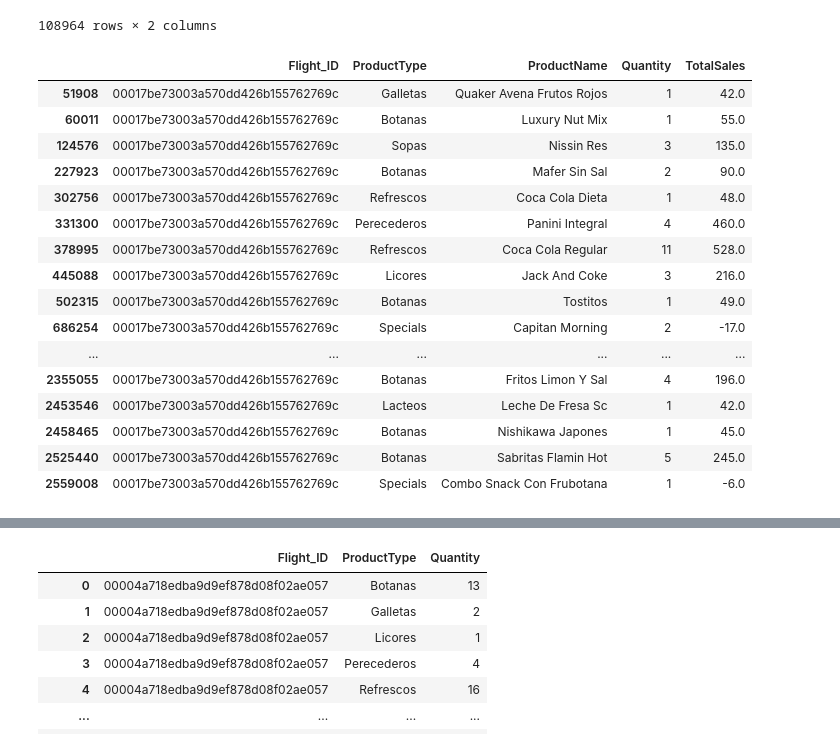
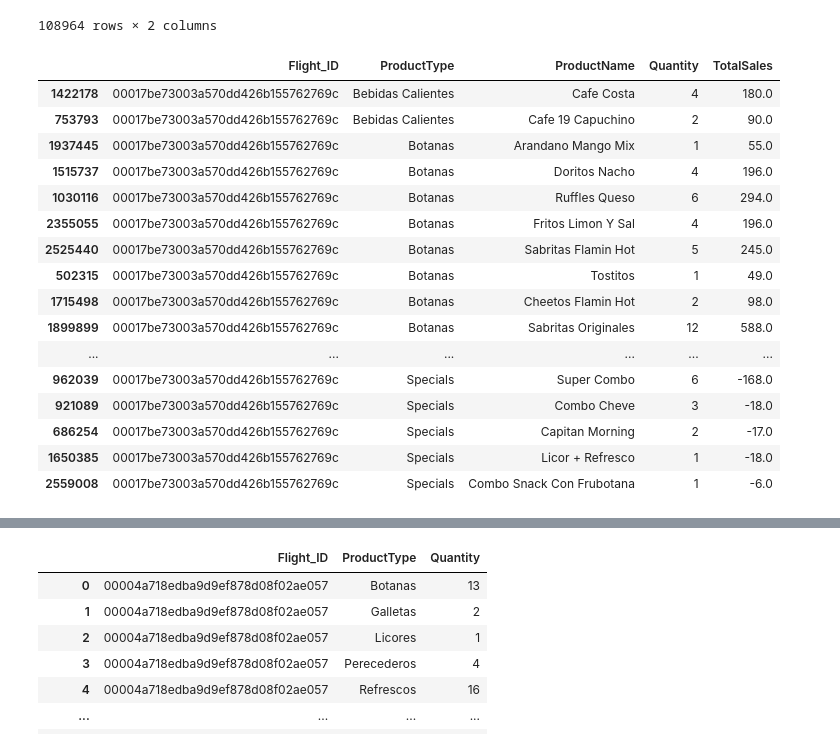
Before and after one commit to alvaronieto02/Datathon-Viva-Aerobus-Milonga, a Jupyter notebook: Missael/test_ventas.ipynb, the cells around one changed output, grey strips where cells are left out. Saved outputs shown, nothing was run; the diff lists cells and outputs as text; code cells hidden in the pictures.

```diff
--- a/Missael/test_ventas.ipynb
+++ b/Missael/test_ventas.ipynb
@@ -65,24 +65,24 @@ df_ventas[["Flight_ID","Quantity","TotalSales"]].groupby("Flight_ID").sum()
 | ffff881a59bc5274e97ea3c4de344e05 | 14 | 666.0 |
 108964 rows × 2 columns
 # %%
-df_ventas[ df_ventas["Flight_ID"] == "00017be73003a570dd426b155762769c" ]
+df_ventas[ df_ventas["Flight_ID"] == "00017be73003a570dd426b155762769c" ].sort_values("ProductType")
 # %% [output]
 |  | Flight_ID | ProductType | ProductName | Quantity | TotalSales |
-| 51908 | 00017be73003a570dd426b155762769c | Galletas | Quaker Avena Frutos Rojos | 1 | 42.0 |
-| 60011 | 00017be73003a570dd426b155762769c | Botanas | Luxury Nut Mix | 1 | 55.0 |
-| 124576 | 00017be73003a570dd426b155762769c | Sopas | Nissin Res | 3 | 135.0 |
-| 227923 | 00017be73003a570dd426b155762769c | Botanas | Mafer Sin Sal | 2 | 90.0 |
-| 302756 | 00017be73003a570dd426b155762769c | Refrescos | Coca Cola Dieta | 1 | 48.0 |
-| 331300 | 00017be73003a570dd426b155762769c | Perecederos | Panini Integral | 4 | 460.0 |
-| 378995 | 00017be73003a570dd426b155762769c | Refrescos | Coca Cola Regular | 11 | 528.0 |
-| 445088 | 00017be73003a570dd426b155762769c | Licores | Jack And Coke | 3 | 216.0 |
+| 1422178 | 00017be73003a570dd426b155762769c | Bebidas Calientes | Cafe Costa | 4 | 180.0 |
+| 753793 | 00017be73003a570dd426b155762769c | Bebidas Calientes | Cafe 19 Capuchino | 2 | 90.0 |
+| 1937445 | 00017be73003a570dd426b155762769c | Botanas | Arandano Mango Mix | 1 | 55.0 |
+| 1515737 | 00017be73003a570dd426b155762769c | Botanas | Doritos Nacho | 4 | 196.0 |
+| 1030116 | 00017be73003a570dd426b155762769c | Botanas | Ruffles Queso | 6 | 294.0 |
+| 2355055 | 00017be73003a570dd426b155762769c | Botanas | Fritos Limon Y Sal | 4 | 196.0 |
+| 2525440 | 00017be73003a570dd426b155762769c | Botanas | Sabritas Flamin Hot | 5 | 245.0 |
 | 502315 | 00017be73003a570dd426b155762769c | Botanas | Tostitos | 1 | 49.0 |
+| 1715498 | 00017be73003a570dd426b155762769c | Botanas | Cheetos Flamin Hot | 2 | 98.0 |
+| 1899899 | 00017be73003a570dd426b155762769c | Botanas | Sabritas Originales | 12 | 588.0 |
+| ... | ... | ... | ... | ... | ... |
+| 962039 | 00017be73003a570dd426b155762769c | Specials | Super Combo | 6 | -168.0 |
+| 921089 | 00017be73003a570dd426b155762769c | Specials | Combo Cheve | 3 | -18.0 |
 | 686254 | 00017be73003a570dd426b155762769c | Specials | Capitan Morning | 2 | -17.0 |
-| ... | ... | ... | ... | ... | ... |
-| 2355055 | 00017be73003a570dd426b155762769c | Botanas | Fritos Limon Y Sal | 4 | 196.0 |
-| 2453546 | 00017be73003a570dd426b155762769c | Lacteos | Leche De Fresa Sc | 1 | 42.0 |
-| 2458465 | 00017be73003a570dd426b155762769c | Botanas | Nishikawa Japones | 1 | 45.0 |
-| 2525440 | 00017be73003a570dd426b155762769c | Botanas | Sabritas Flamin Hot | 5 | 245.0 |
+| 1650385 | 00017be73003a570dd426b155762769c | Specials | Licor + Refresco | 1 | -18.0 |
 | 2559008 | 00017be73003a570dd426b155762769c | Specials | Combo Snack Con Frubotana | 1 | -6.0 |
 # %%
 df_vuelos[ df_vuelos["Flight_ID"] == "90d2cab80b7700b5d854ae393678144b" ]
```
